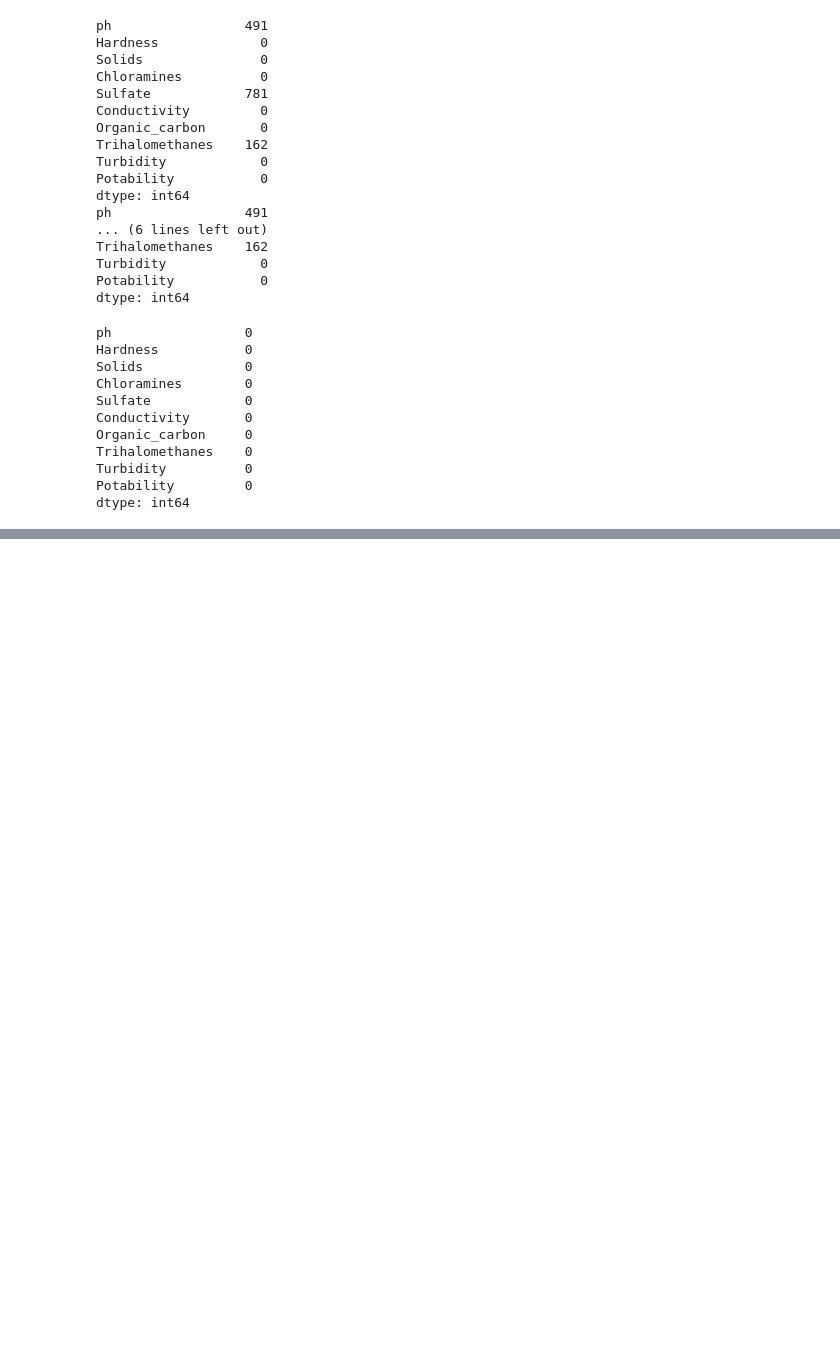
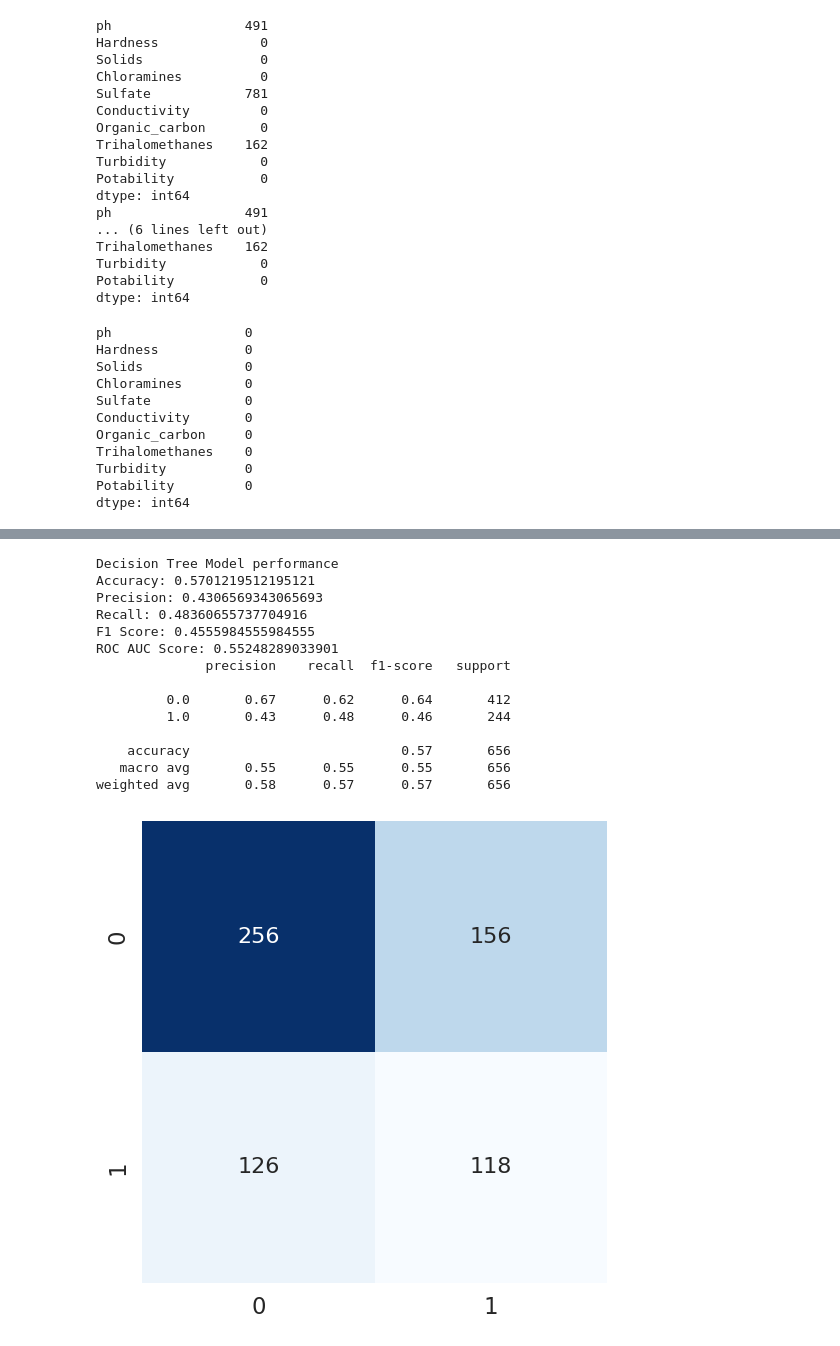
Before and after one commit to maverick98/Coursera, a Jupyter notebook: machine_learning_assignment_1.ipynb, the cells around one changed output, grey strips where cells are left out. Saved outputs shown, nothing was run; the diff lists cells and outputs as text; code cells hidden in the pictures; blank space fills up the shorter version.

```diff
--- a/machine_learning_assignment_1.ipynb
+++ b/machine_learning_assignment_1.ipynb
@@ -280,0 +348,18 @@ weighted avg       0.59      0.58      0.59       656
+# %%
+model_prediction(decision_tree_model,'Decision Tree Model performance')
+# %% [output]
+Decision Tree Model performance
+Accuracy: 0.5701219512195121
+Precision: 0.4306569343065693
+Recall: 0.48360655737704916
+F1 Score: 0.4555984555984555
+ROC AUC Score: 0.55248289033901
+              precision    recall  f1-score   support
+
+         0.0       0.67      0.62      0.64       412
+         1.0       0.43      0.48      0.46       244
+
+    accuracy                           0.57       656
+   macro avg       0.55      0.55      0.55       656
+weighted avg       0.58      0.57      0.57       656
+[figure, added]
```
Also changed, not shown: parts of 14 cells of this notebook.
